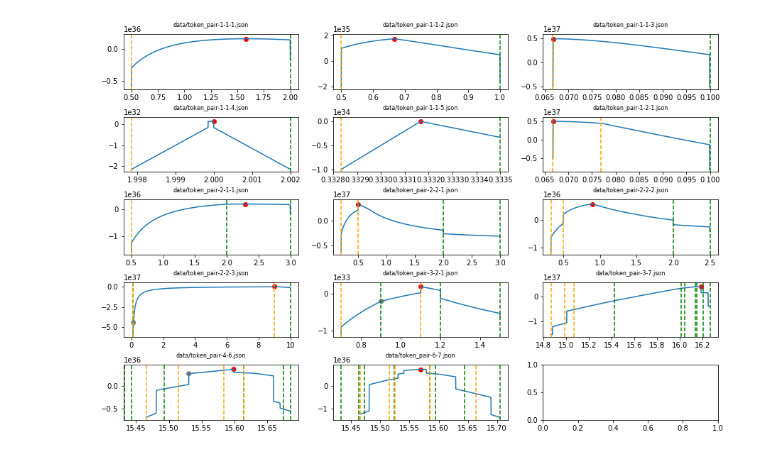
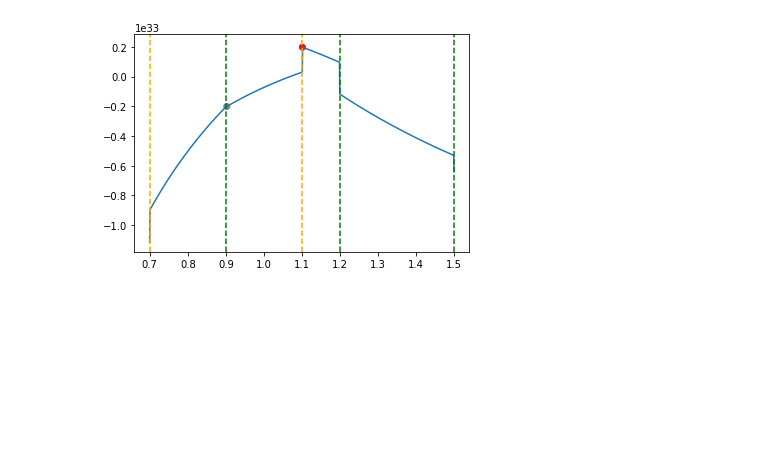
Before and after one commit to gnosis/dex-open-solver, a Jupyter notebook: notebook.ipynb, the cells around one changed output. Saved outputs shown, nothing was run; the diff lists cells and outputs as text; code cells hidden in the pictures; blank space fills up the shorter version.

```diff
--- a/notebook.ipynb
+++ b/notebook.ipynb
@@ -9,7 +9,7 @@ from fractions import Fraction as F
 #%matplotlib notebook
 
 b_buy_token_price=int(1e18)
-fee_ratio = F(1,1000)
+fee = F(1,1000)
 
 def load_problem(fname, b_buy_token="token0", s_buy_token="token1"):
     with open(fname, "r") as f:
@@ -34,14 +34,14 @@ def plot_objective_function(ax, b_orders, s_orders):
     for i in range(0,nr_steps):
         xrate = xrate_lb + i * (xrate_ub - xrate_lb) / nr_steps
         b_buy_amounts, s_buy_amounts = find_best_buy_amounts(
-            xrate, b_orders, s_orders, fee_ratio=fee_ratio
+            xrate, b_orders, s_orders, fee=fee
         )
         obj = evaluate_objective_rational(
             b_orders, s_orders, xrate,
             b_buy_amounts, s_buy_amounts,
             #b_buy_token_price=b_buy_token_price,
             #s_buy_token_price=b_buy_token_price/xrate,
-            fee_ratio=fee_ratio
+            fee=fee
         ) * b_buy_token_price
         x.append(xrate)
         y.append(obj)
@@ -51,13 +51,13 @@ def plot_local_optima(ax, b_orders, s_orders):
     from src.solver.xrate import SymbolicSolver as Solver
     from src.solver.xrate import xrate_interval_iterator
 
-    solver = Solver(fee_ratio)
+    solver = Solver(fee)
     xrates_obj = [
         solver.solve_interval(
             xrate_lb, xrate_ub, b_exec_orders, s_exec_orders
         )
         for xrate_lb, xrate_ub, b_exec_orders, s_exec_orders
-        in xrate_interval_iterator(b_orders, s_orders, fee_ratio)
+        in xrate_interval_iterator(b_orders, s_orders, fee)
     ]
     xrates_obj = [(xrate, obj) for xrate, obj in xrates_obj if xrate is not None]
     if len(xrates_obj) == 0:
@@ -86,37 +86,37 @@ def plot_one(fname):
     plot_instance(plt, b_orders, s_orders)
 
 def plot_grid(fnames, max_plots_per_row=3):
     f, axs = plt.subplots(
         ceil(len(fnames) / max_plots_per_row),
         max_plots_per_row,
         gridspec_kw={
             "wspace": .2,
             "hspace": .5
         },
         figsize=[15, 10]
     )
     for i, fname in enumerate(fnames):
         b_orders, s_orders = load_problem(fname)
         ax = axs[i // max_plots_per_row, i % max_plots_per_row]
         ax.set_title(fname, fontdict={'fontsize': 8}, pad=10)
         plot_instance(
             ax,
             b_orders,
             s_orders
         )
     return f
 
 def get_fnames(subdir="data"):
     import glob
     return sorted(glob.glob(subdir + "/*.json"))
 
-fig = plot_grid(get_fnames())
+#fig = plot_grid(get_fnames())
 #fig.savefig("obj_zoo.pdf", bbox_inches='tight')
-#fname="data/token_pair-6-7.json"
+fname="data/token_pair-3-2-1.json"
 #fname="../dex-solver/results/01_instance_int.json"
-#plot_one(fname)
+plot_one(fname)
 # %% [output]
-[figure, old version]
+[figure, new version]
 # %%
 s . b s b
 s b . s b
```
Also changed, not shown: 7 other files.
